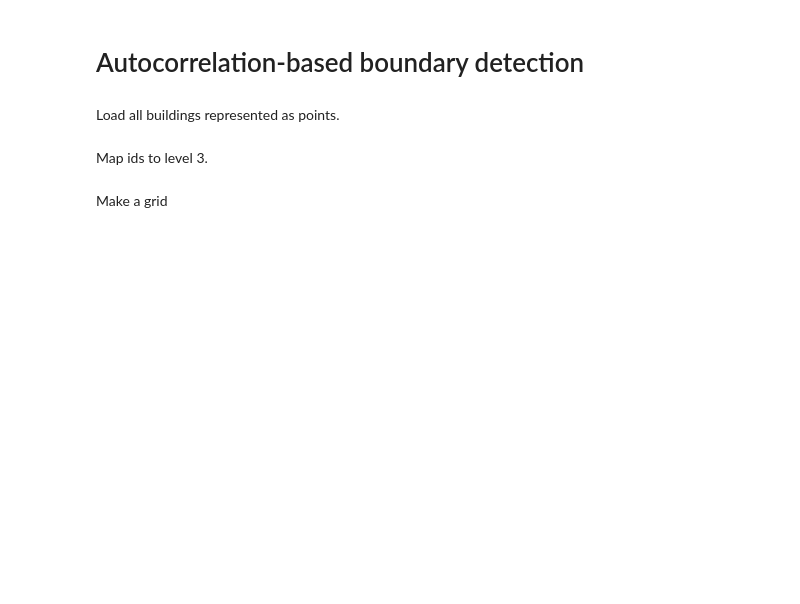
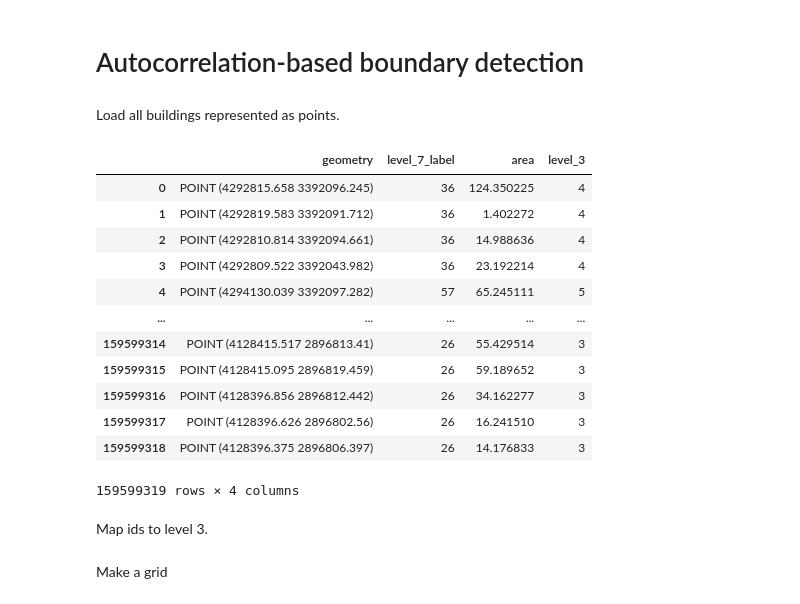
Before and after one commit to uscuni/boundaries_of_change, a Jupyter notebook: code/0x_lisa_boundaries.ipynb, the cells around one changed output. Saved outputs shown, nothing was run; the diff lists cells and outputs as text; code cells hidden in the pictures; blank space fills up the shorter version.

```diff
--- a/code/0x_lisa_boundaries.ipynb
+++ b/code/0x_lisa_boundaries.ipynb
@@ -15,3 +15,19 @@ complete = gpd.read_parquet("/data/uscuni-boundaries/classification/v202509/").r
+# %%
+complete
+# %% [output]
+|  | geometry | level_7_label | area | level_3 |
+| 0 | POINT (4292815.658 3392096.245) | 36 | 124.350225 | 4 |
+| 1 | POINT (4292819.583 3392091.712) | 36 | 1.402272 | 4 |
+| 2 | POINT (4292810.814 3392094.661) | 36 | 14.988636 | 4 |
+| 3 | POINT (4292809.522 3392043.982) | 36 | 23.192214 | 4 |
+| 4 | POINT (4294130.039 3392097.282) | 57 | 65.245111 | 5 |
+| ... | ... | ... | ... | ... |
+| 159599314 | POINT (4128415.517 2896813.41) | 26 | 55.429514 | 3 |
+| 159599315 | POINT (4128415.095 2896819.459) | 26 | 59.189652 | 3 |
+| 159599316 | POINT (4128396.856 2896812.442) | 26 | 34.162277 | 3 |
+| 159599317 | POINT (4128396.626 2896802.56) | 26 | 16.241510 | 3 |
+| 159599318 | POINT (4128396.375 2896806.397) | 26 | 14.176833 | 3 |
+159599319 rows × 4 columns
 # %% [markdown]
 Map ids to level 3.
 # %%
```
Also changed, not shown: parts of 7 cells of this notebook.
